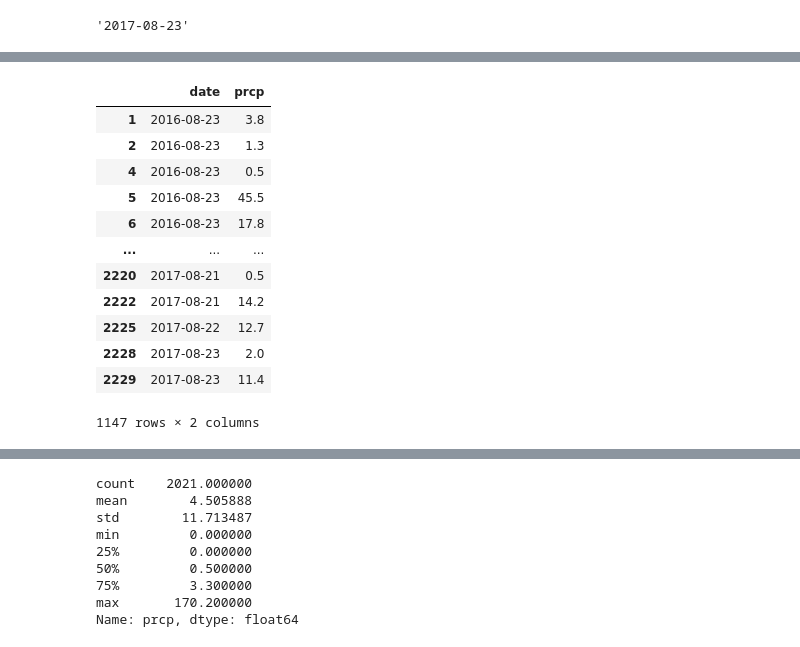
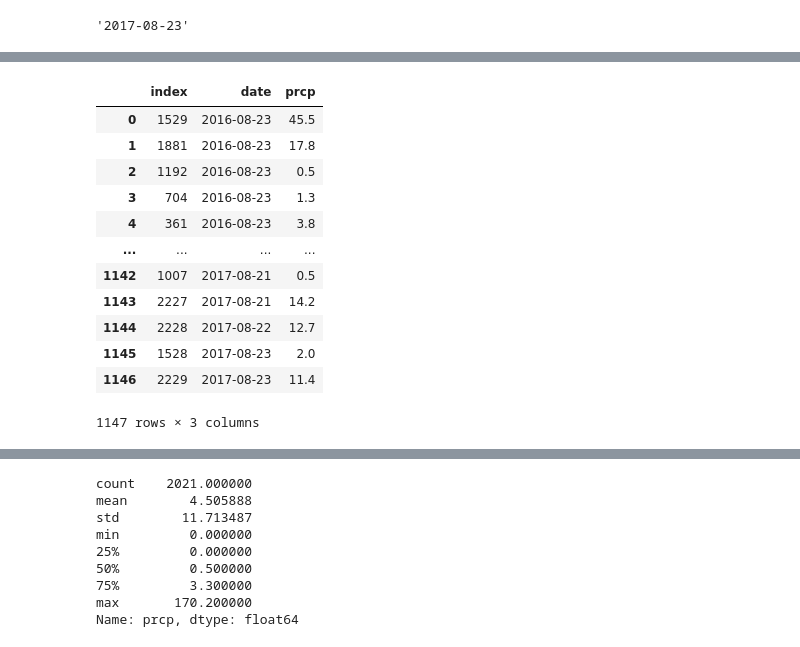
Before and after one commit to htojyy/sqlalchemy-challenge, a Jupyter notebook: SurfsUp/climate_starter.ipynb, the cells around one changed output, grey strips where cells are left out. Saved outputs shown, nothing was run; the diff lists cells and outputs as text; code cells hidden in the pictures.

```diff
--- a/SurfsUp/climate_starter.ipynb
+++ b/SurfsUp/climate_starter.ipynb
@@ -53,16 +53,13 @@ max_date_str
 # Design a query to retrieve the last 12 months of precipitation data and plot the results.
 # Starting from the most recent data point in the database.
 max_date_fmt = datetime.strptime(max_date_str, '%Y-%m-%d')
-print(max_date_fmt)
-print(type(max_date_fmt))
 
 # Calculate the date one year from the last date in data set.
-date_12m_prior = max_date_fmt - relativedelta(years=1)
-print(date_12m_prior)
-print(type(date_12m_prior))
+date_12m_prior = max_date_fmt - relativedelta(years=1, days=1)
 
 # Perform a query to retrieve the data and precipitation scores
-# https://stackoverflow.com/questions/17868743/doing-datetime-comparisons-in-filter-sqlalchemy
-precip = session.query(Measurement.date, Measurement.prcp).filter(Measurement.date >= date_12m_prior).all()
-precip
+precip = session.query(Measurement.date, Measurement.prcp).filter(Measurement.date > date_12m_prior)
+
+df = pd.read_sql(precip.statement, session.bind)
+df
 # %% [output]
@@ -90,19 +78,0 @@ precip
-# %%
-# Save the query results as a Pandas DataFrame. Explicitly set the column names
-# Sort the dataframe by date
-# https://stackoverflow.com/questions/12047193/how-to-convert-sql-query-result-to-pandas-data-structure
-connection = engine.connect()
-
-precip_query = connection.execute("""
-    SELECT
-       date,
-       prcp
-    FROM measurement
-    Where date >= '2016-08-23'
-    Order by date
-    """
-)
-
-df = pd.DataFrame(precip_query.fetchall())
-df.columns = precip_query.keys()
-df
@@ -123,20 +79,24 @@ df
 # %%
 df_dropna = df.dropna()
 df_clean = df_dropna.loc[df_dropna['prcp'] != 0]
-df_clean
+
+# sort dataframe
+df_clean2 = df_clean.sort_values(by=['date'])
+df_clean3 = df_clean2.reset_index()
+df_clean3
 # %% [output]
-|  | date | prcp |
-| 1 | 2016-08-23 | 3.8 |
-| 2 | 2016-08-23 | 1.3 |
-| 4 | 2016-08-23 | 0.5 |
-| 5 | 2016-08-23 | 45.5 |
-| 6 | 2016-08-23 | 17.8 |
-| ... | ... | ... |
-| 2220 | 2017-08-21 | 0.5 |
-| 2222 | 2017-08-21 | 14.2 |
-| 2225 | 2017-08-22 | 12.7 |
-| 2228 | 2017-08-23 | 2.0 |
-| 2229 | 2017-08-23 | 11.4 |
+|  | index | date | prcp |
+| 0 | 1529 | 2016-08-23 | 45.5 |
+| 1 | 1881 | 2016-08-23 | 17.8 |
+| 2 | 1192 | 2016-08-23 | 0.5 |
+| 3 | 704 | 2016-08-23 | 1.3 |
+| 4 | 361 | 2016-08-23 | 3.8 |
+| ... | ... | ... | ... |
+| 1142 | 1007 | 2017-08-21 | 0.5 |
+| 1143 | 2227 | 2017-08-21 | 14.2 |
+| 1144 | 2228 | 2017-08-22 | 12.7 |
+| 1145 | 1528 | 2017-08-23 | 2.0 |
+| 1146 | 2229 | 2017-08-23 | 11.4 |
-1147 rows × 2 columns
+1147 rows × 3 columns
 # %%
 # Use Pandas Plotting with Matplotlib to plot the data
```
Also changed, not shown: parts of 8 cells of this notebook, 12 other files.
